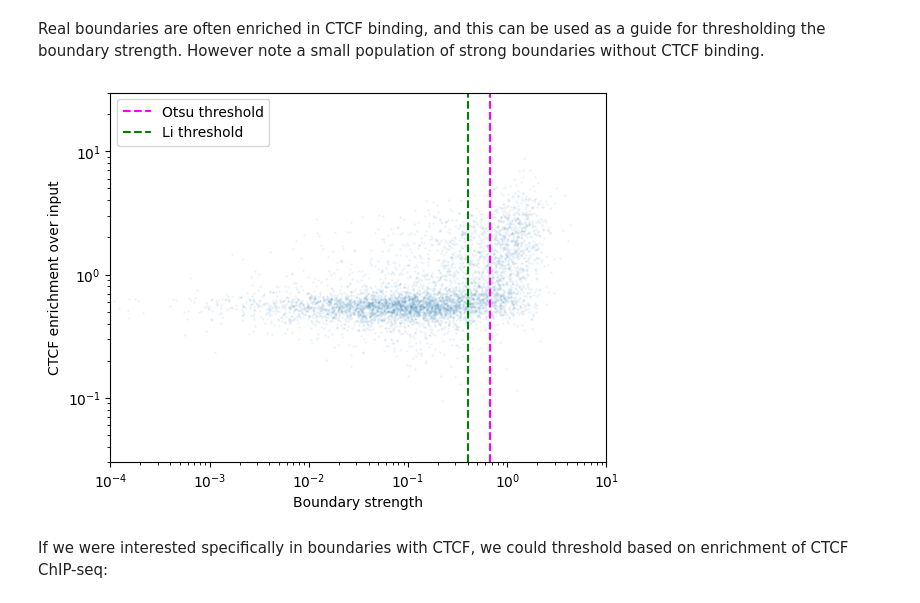
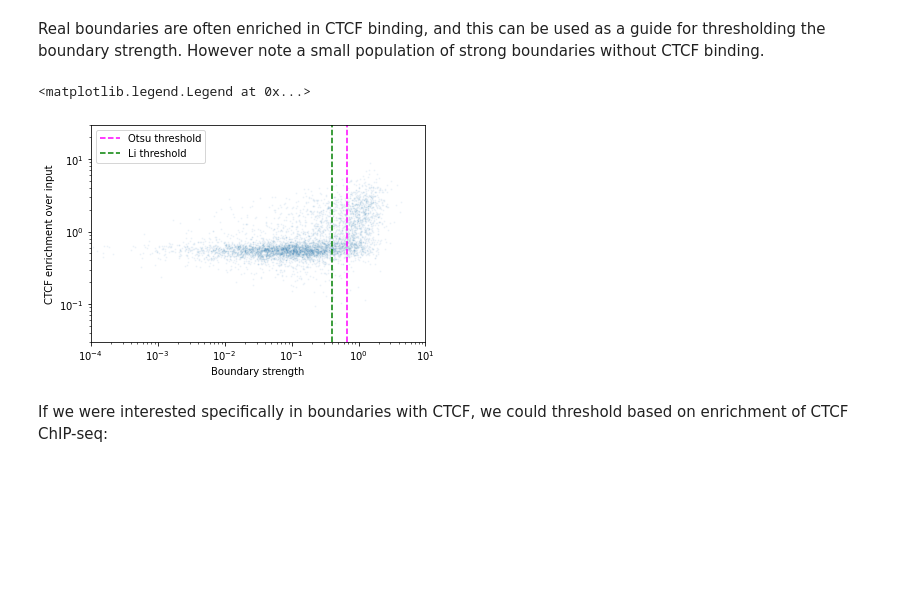
Before and after one commit to open2c/open2c_examples, a Jupyter notebook: insulation_and_boundaries.ipynb, the cells around one changed output. Drawn from its saved outputs; the diff is of its cells as text; code cells hidden in the pictures; blank space fills up the shorter version.

```diff
--- a/insulation_and_boundaries.ipynb
+++ b/insulation_and_boundaries.ipynb
@@ -299,25 +302,25 @@ Real boundaries are often enriched in CTCF binding, and this can be used as a gu
 # %%
 w=windows[0]
 f, ax = plt.subplots()
 ax.loglog(
     boundaries[f'boundary_strength_{w}'],
     ctcf_chip_signal,
     'o',
     markersize=1,
     alpha=0.05
 );
 ax.set(
     xlim=(1e-4,1e1),
     ylim=(3e-2,3e1),
     xlabel='Boundary strength',
     ylabel='CTCF enrichment over input')
 
 ax.axvline(thresholds_otsu[w], ls='--', color='magenta', label='Otsu threshold')
 ax.axvline(thresholds_li[w], ls='--', color='green', label='Li threshold')
 ax.legend()
-f
 # %% [output]
+<matplotlib.legend.Legend at 0x...>
-[figure, old version]
+[figure, new version]
 # %% [markdown]
 If we were interested specifically in boundaries with CTCF, we could threshold based on enrichment of CTCF ChIP-seq:
 # %%
```
Also changed, not shown: parts of 6 cells of this notebook, 3 other files.
